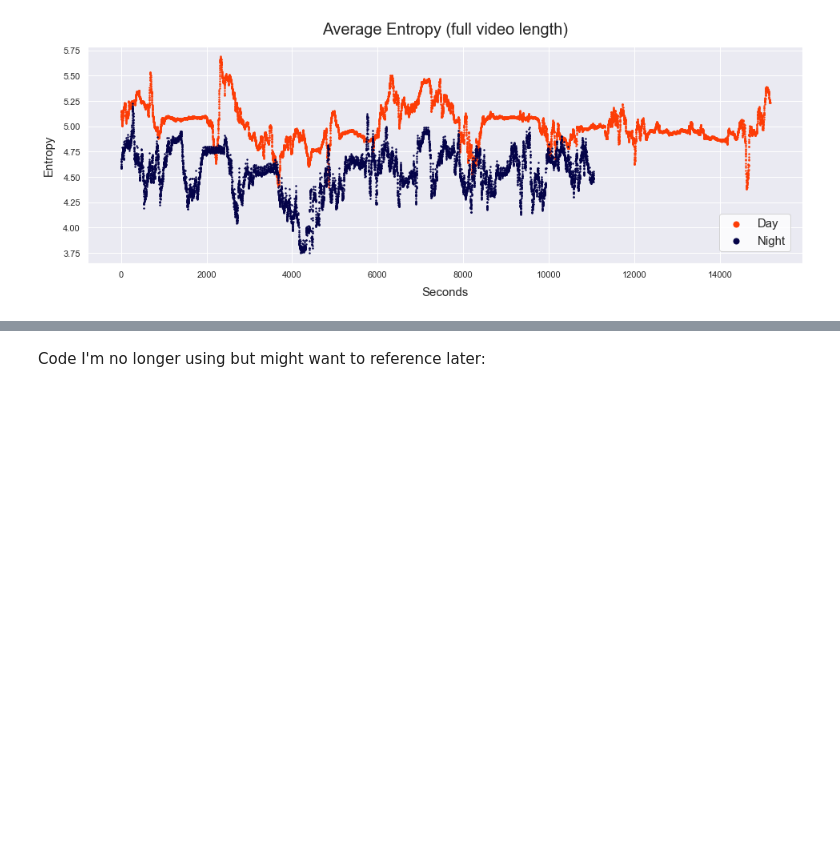
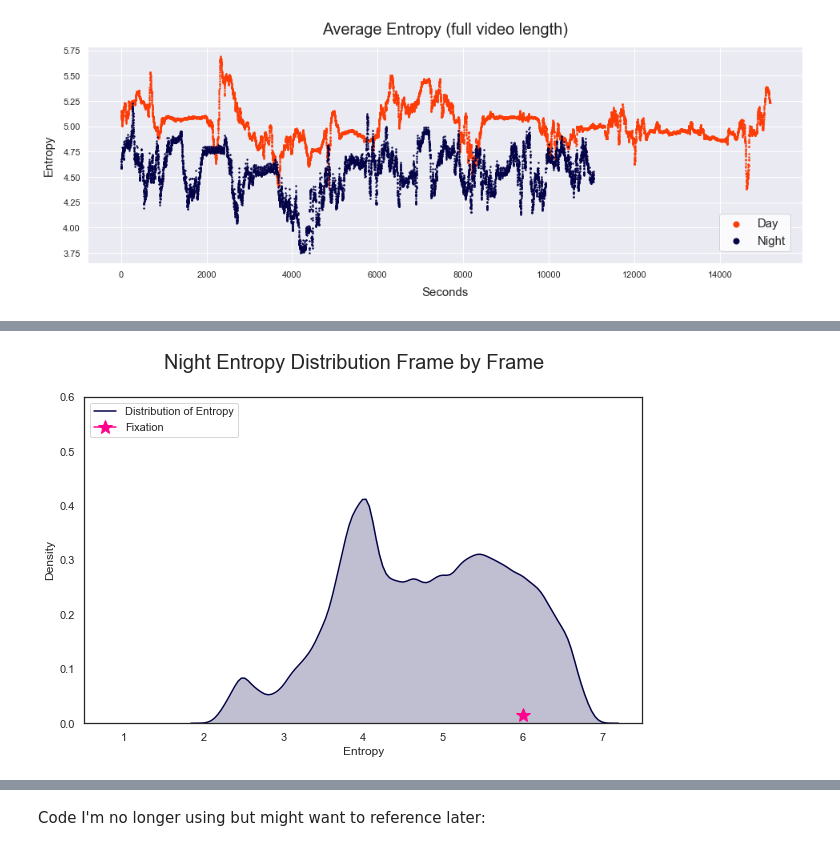
Before and after one commit to sydneykessler/street_view, a Jupyter notebook: entropy_plots.ipynb, the cells around one changed output, grey strips where cells are left out. Cells and saved outputs as stored; diff of their text form; code cells hidden in the pictures; blank space fills up the shorter version.

```diff
--- a/entropy_plots.ipynb
+++ b/entropy_plots.ipynb
@@ -10,3 +17,8 @@ import pandas as pd
+# %%
+# videos are stored elsewhere; this is the path to get to them
+vid_path = '/Users/sydney/Documents/Research/SCCN/street_view_vids'
+# and the path to get back here
+return_path = '/Users/sydney/Documents/Research/SCCN/street_view'
 # %% [markdown]
 ## 1). Overall entropy
 ### First, looking at the average entropy value per frame for the entire day and night videos
@@ -257,0 +450,5 @@ plt.show()
+# %%
+os.chdir(return_path)
+write_animated_distribution('night', 'pilot03', 0, 1)
+# %% [output]
+[figure, added]
```
Also changed, not shown: parts of 21 cells of this notebook, 6 other files.
